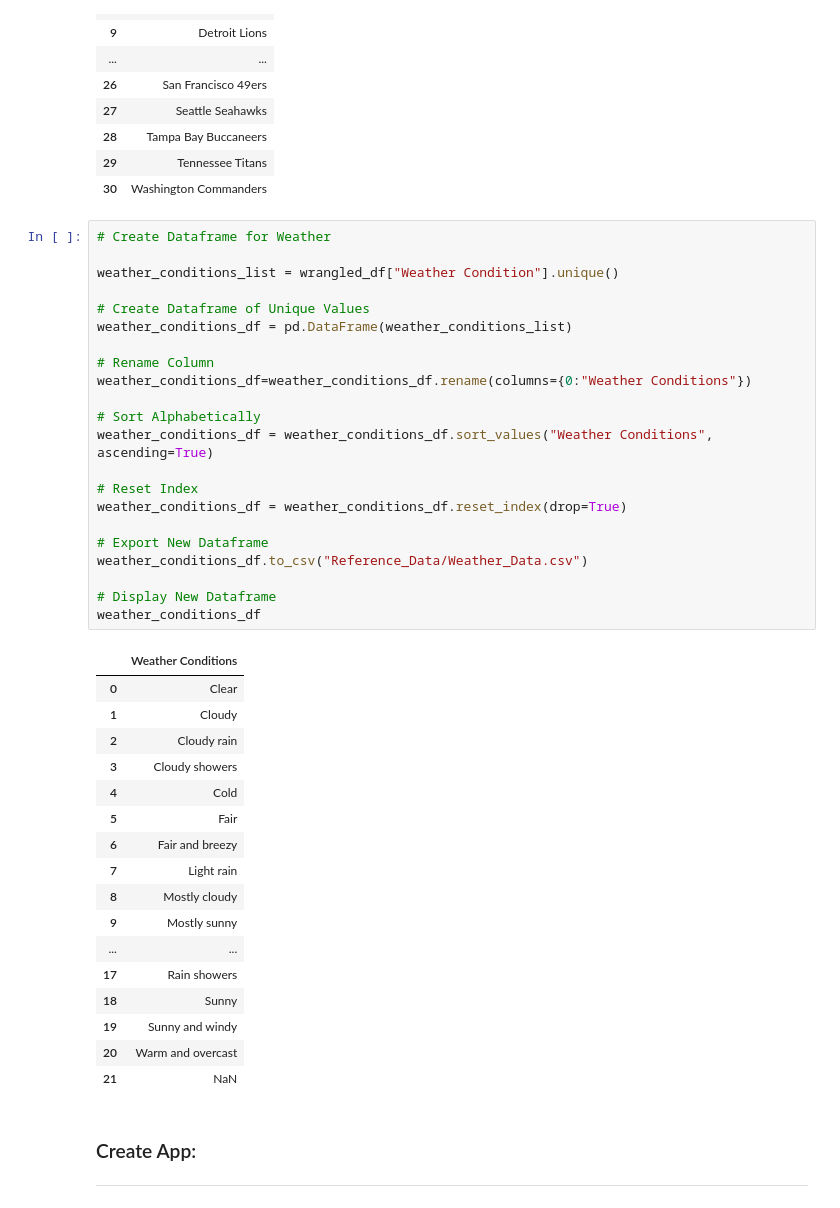
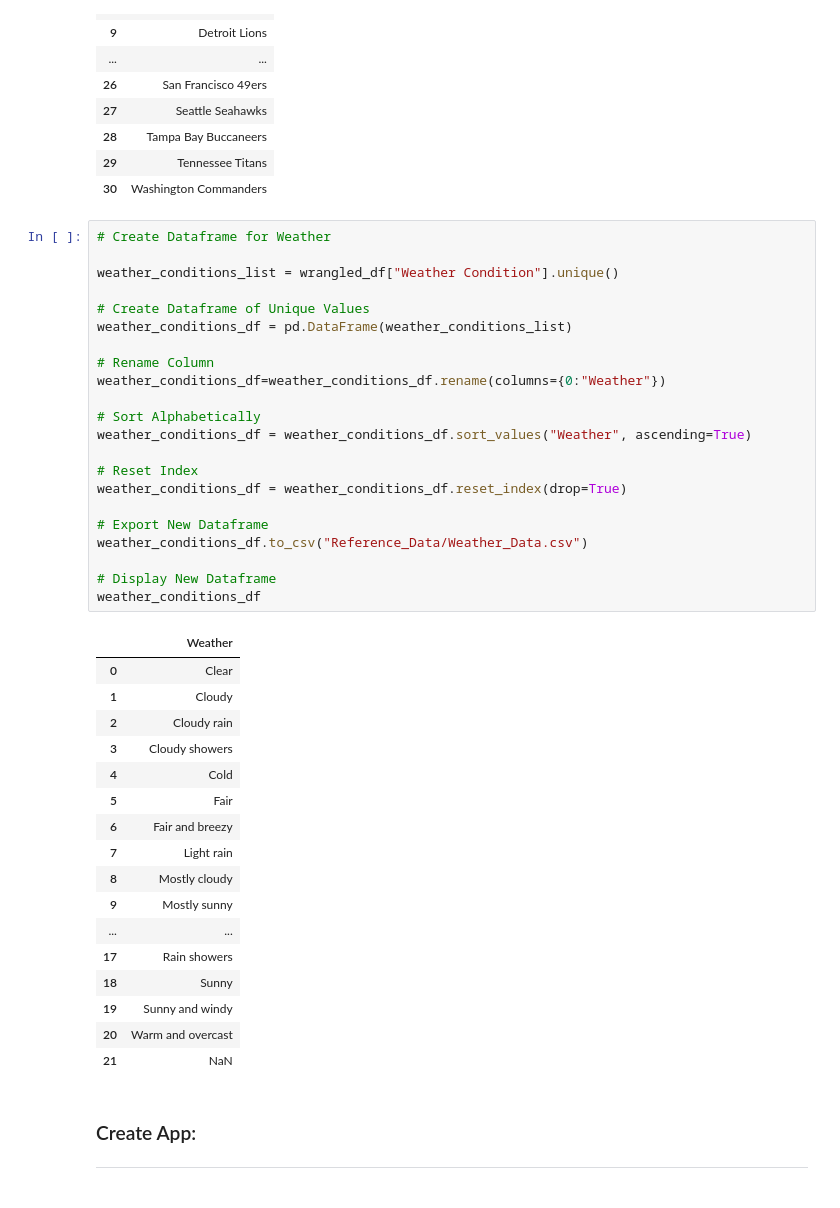
Before and after one commit to cwolf1424/Group_Project_4-NFL_Game_Outcome_Predictor, a Jupyter notebook: 05-Creating_Application/Creating_Application.ipynb, the cells around one changed output. Saved outputs shown, nothing was run; the diff lists cells and outputs as text.

Commit message:
Changed weather conditions to weather

```diff
--- a/05-Creating_Application/Creating_Application.ipynb
+++ b/05-Creating_Application/Creating_Application.ipynb
@@ -256,27 +256,27 @@ teams_df
 # %%
 # Create Dataframe for Weather
 
 weather_conditions_list = wrangled_df["Weather Condition"].unique()
 
 # Create Dataframe of Unique Values
 weather_conditions_df = pd.DataFrame(weather_conditions_list)
 
 # Rename Column
-weather_conditions_df=weather_conditions_df.rename(columns={0:"Weather Conditions"})
+weather_conditions_df=weather_conditions_df.rename(columns={0:"Weather"})
 
 # Sort Alphabetically
-weather_conditions_df = weather_conditions_df.sort_values("Weather Conditions", ascending=True)
+weather_conditions_df = weather_conditions_df.sort_values("Weather", ascending=True)
 
 # Reset Index
 weather_conditions_df = weather_conditions_df.reset_index(drop=True)
 
 # Export New Dataframe
 weather_conditions_df.to_csv("Reference_Data/Weather_Data.csv")
 
 # Display New Dataframe
 weather_conditions_df
 # %% [output]
-|  | Weather Conditions |
+|  | Weather |
 | 0 | Clear |
 | 1 | Cloudy |
 | 2 | Cloudy rain |
```
Also changed, not shown: 1 other file.
